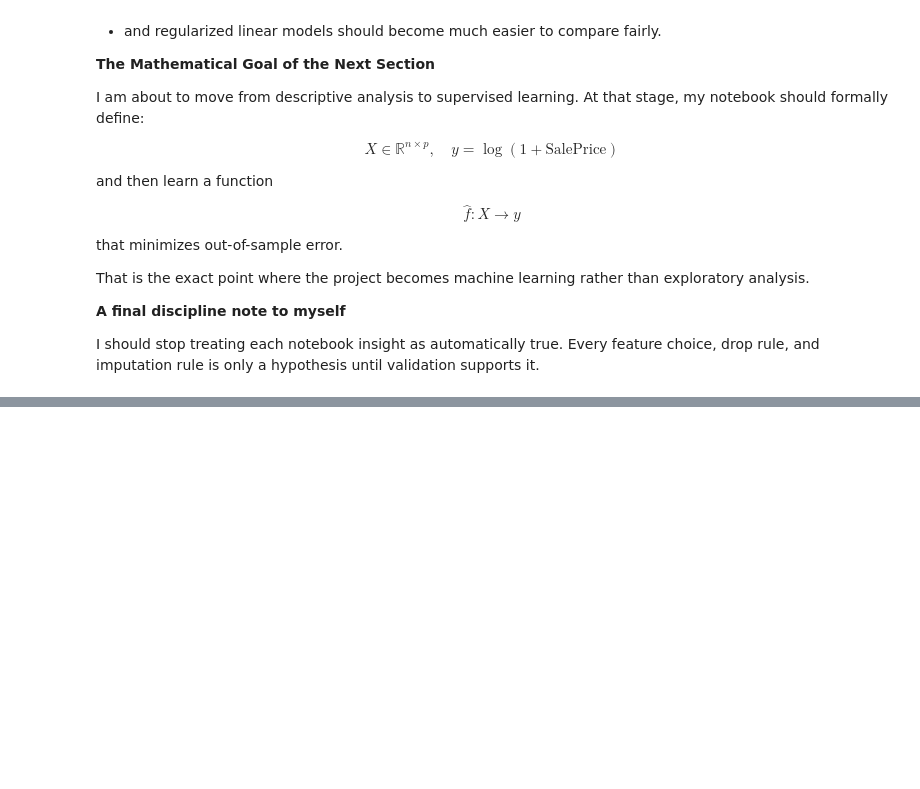
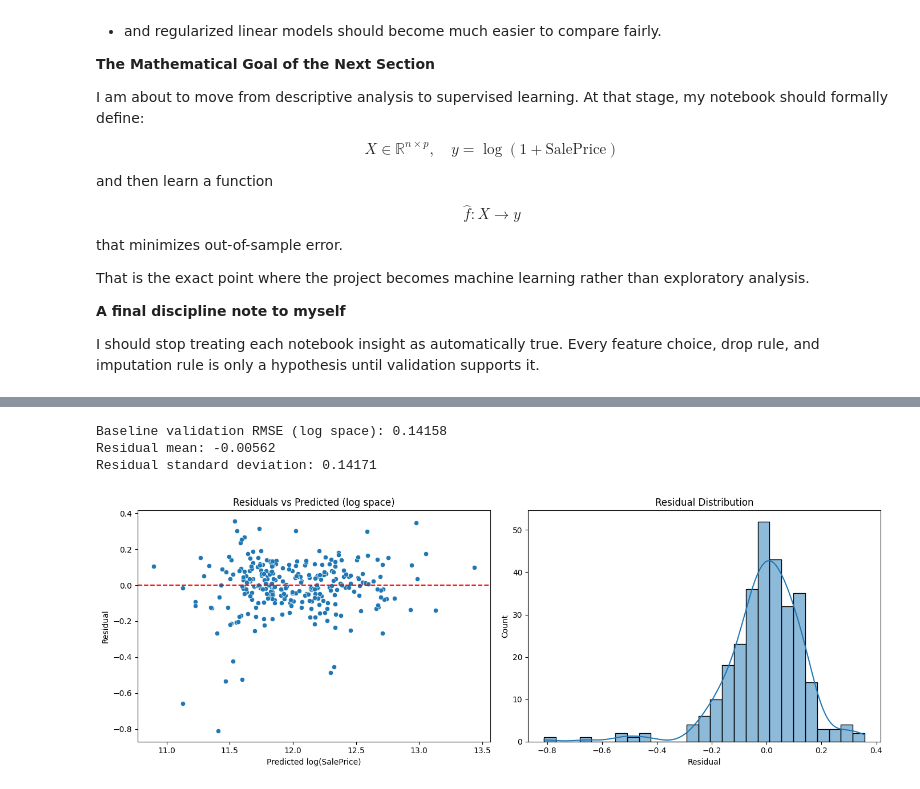
Before and after one commit to ganeshchandra015/ML-Project-House-Prices, a Jupyter notebook: notebooks/house_prices_workflow.ipynb, the cells around one changed output, grey strips where cells are left out. Saved outputs shown, nothing was run; the diff lists cells and outputs as text; code cells hidden in the pictures; blank space fills up the shorter version.

```diff
--- a/notebooks/house_prices_workflow.ipynb
+++ b/notebooks/house_prices_workflow.ipynb
@@ -505,0 +600,16 @@ I should stop treating each notebook insight as automatically true. Every featur
+# %%
+# Split data into train and validation sets in the same target space as the Kaggle metric
+from sklearn.model_selection import train_test_split
+
+X = df_train.drop(columns=['SalePrice']).copy()
+y_raw = df_train['SalePrice'].copy()
+y_log = np.log1p(y_raw)
+
+X_train, X_val, y_train, y_val = train_test_split(
+    X, y_log, test_size=0.2, random_state=42
+    )
+
+print(f"X_train shape: {X_train.shape}, y_train shape: {y_train.shape}")
+print(f"X_val shape: {X_val.shape}, y_val shape: {y_val.shape}")
+print(f"Training target mean (log space): {y_train.mean():.4f}")
+print(f"Validation target mean (log space): {y_val.mean():.4f}")
@@ -505,0 +903,30 @@ I should stop treating each notebook insight as automatically true. Every featur
+# %%
+# Evaluate the baseline in log space and inspect residual structure
+from sklearn.metrics import root_mean_squared_error
+
+y_val_pred = baseline_model.predict(X_val)
+baseline_rmse = root_mean_squared_error(y_val, y_val_pred)
+residuals = y_val - y_val_pred
+
+print(f'Baseline validation RMSE (log space): {baseline_rmse:.5f}')
+print(f'Residual mean: {residuals.mean():.5f}')
+print(f'Residual standard deviation: {residuals.std():.5f}')
+
+fig, axes = plt.subplots(1, 2, figsize=(14, 5))
+sns.scatterplot(x=y_val_pred, y=residuals, ax=axes[0])
+axes[0].axhline(0, color='red', linestyle='--')
+axes[0].set_title('Residuals vs Predicted (log space)')
+axes[0].set_xlabel('Predicted log(SalePrice)')
+axes[0].set_ylabel('Residual')
+
+sns.histplot(residuals, kde=True, ax=axes[1])
+axes[1].set_title('Residual Distribution')
+axes[1].set_xlabel('Residual')
+
+plt.tight_layout()
+plt.show()
+# %% [output]
+Baseline validation RMSE (log space): 0.14158
+Residual mean: -0.00562
+Residual standard deviation: 0.14171
+[figure, added]
```
Also changed, not shown: parts of 14 cells of this notebook.
